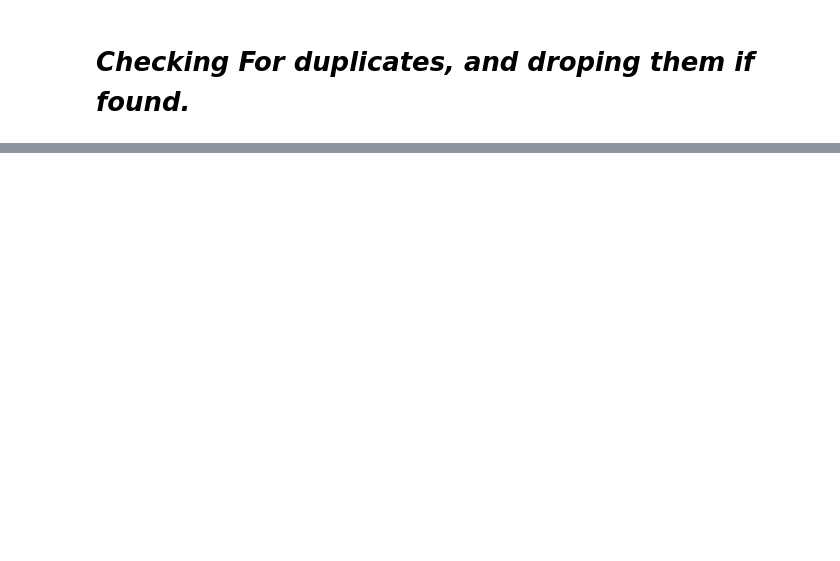
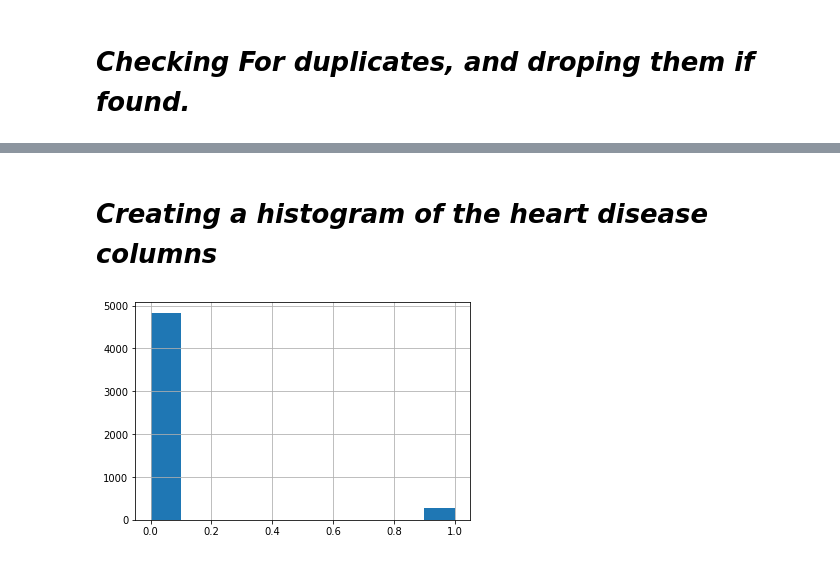
Before and after one commit to jdescartes24/Storke-Prediction, a Jupyter notebook: Stroke_prediction_model.ipynb, the cells around one changed output, grey strips where cells are left out. Cells and saved outputs as stored; diff of their text form; code cells hidden in the pictures; blank space fills up the shorter version.

```diff
--- a/Stroke_prediction_model.ipynb
+++ b/Stroke_prediction_model.ipynb
@@ -159,0 +197,6 @@ sns.heatmap(df.corr(), annot=True, cmap='Blues');
+# %% [markdown]
+# ***Creating a histogram of the heart disease columns***
+# %%
+df['heart_disease'].hist();
+# %% [output]
+[figure, added]
```
Also changed, not shown: parts of 102 cells of this notebook.
